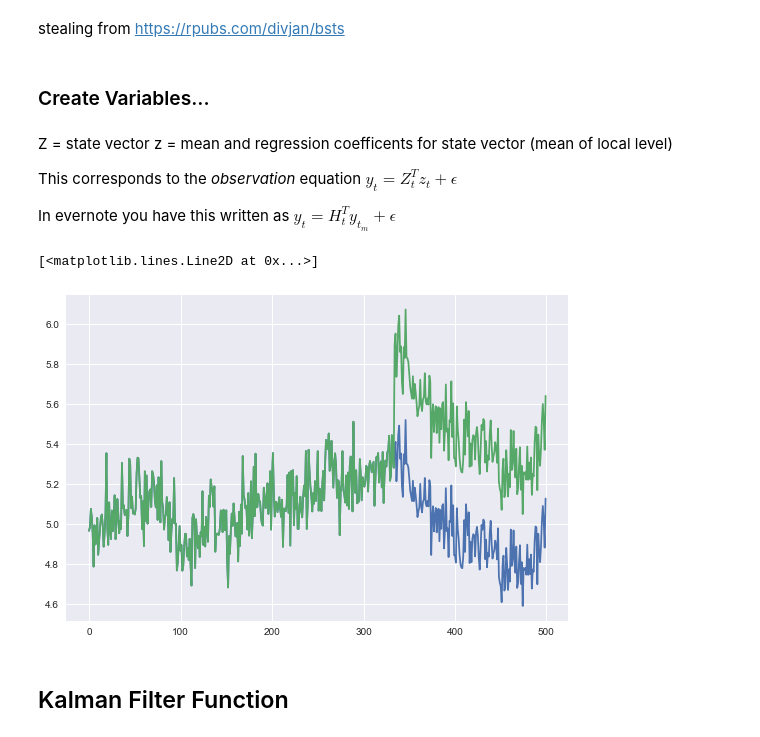
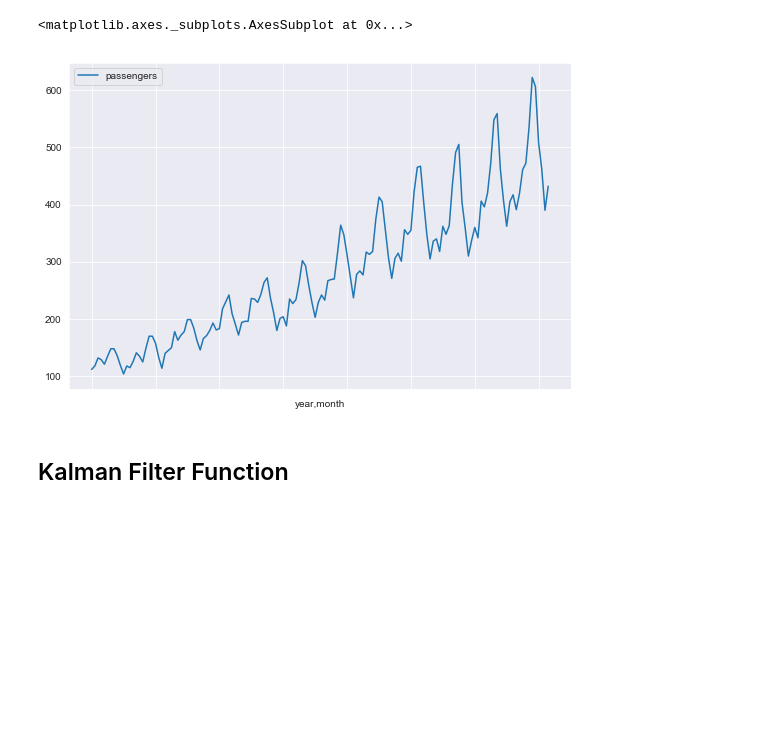
Before and after one commit to rshap91/Algorithms, a Jupyter notebook: KalmanFilter.ipynb, the cells around one changed output. Cells and saved outputs as stored; diff of their text form; code cells hidden in the pictures; blank space fills up the shorter version.

```diff
--- a/KalmanFilter.ipynb
+++ b/KalmanFilter.ipynb
@@ -7,14 +7,4 @@ import seaborn as sns
 
 %matplotlib inline
 mpl.rcParams['figure.figsize'] = (9,6)
+sns.set_style('darkgrid')
-# %% [markdown]
-stealing from https://rpubs.com/divjan/bsts
-# %% [markdown]
-### Create Variables...
-# %% [markdown]
-Z = state vector
-z = mean and regression coefficents for state vector (mean of local level)
-
-This corresponds to the _observation_ equation $y_t = Z_t^Tz_t + \epsilon$
-
-In evernote you have this written as $y_t = H_t^Ty_{t_m} + \epsilon$
@@ -64,9 +11,9 @@ ye[pre:N] = y[pre:N]*(1+e)
-# %%
-plt.plot(y)
-plt.plot(ye)
-# %% [output]
-[<matplotlib.lines.Line2D at 0x...>]
-[figure, removed]
+# %%
+flights = sns.load_dataset('flights').set_index(['year','month'])
+flights.plot()
+# %% [output]
+<matplotlib.axes._subplots.AxesSubplot at 0x...>
+[figure, added]
 # %% [markdown]
 ## Kalman Filter Function
 # %% [markdown]
```
Also changed, not shown: parts of 3 cells of this notebook, 2 other files.
